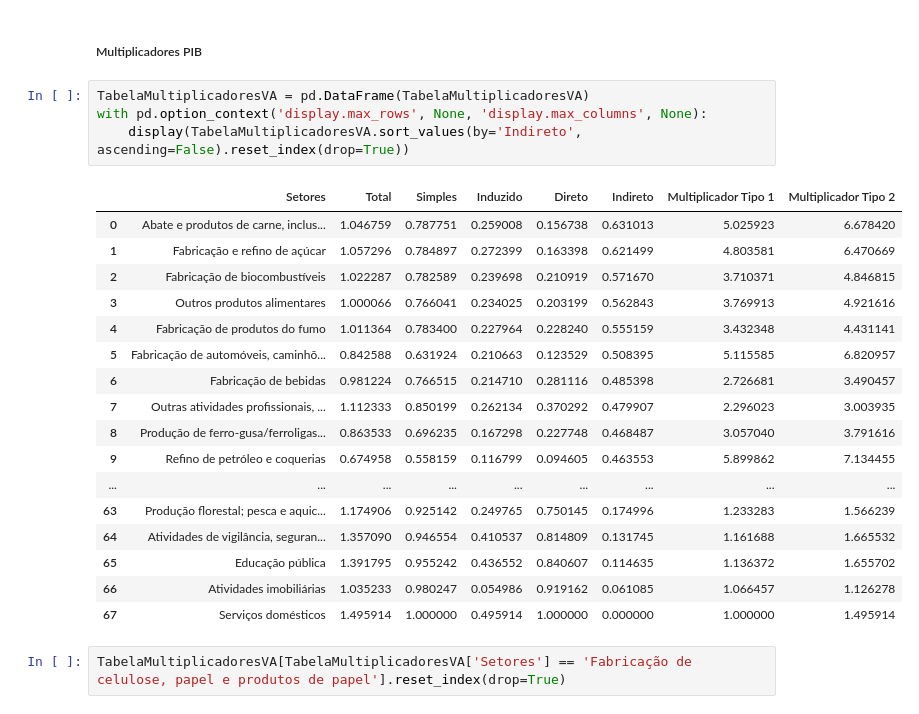
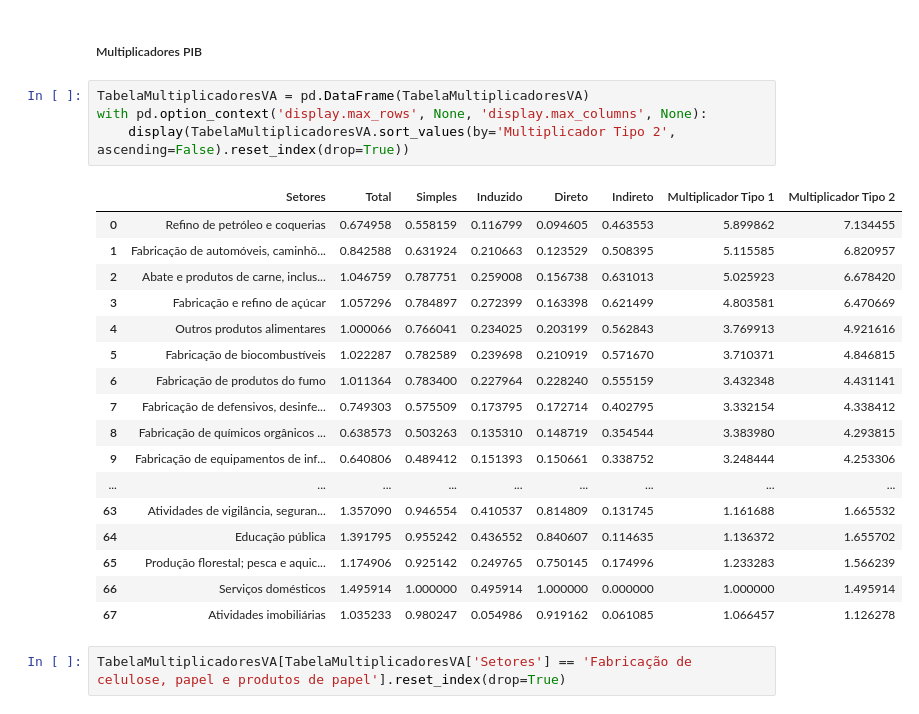
Before and after one commit to vinicius-hiago/Input-Output-Pulp_and_Paper, a Jupyter notebook: Trabalho_MIP_Vinícius_Hiago_e_Silva_Gerônimo.ipynb, the cells around one changed output. Saved outputs shown, nothing was run; the diff lists cells and outputs as text.

```diff
--- a/Trabalho_MIP_Vinícius_Hiago_e_Silva_Gerônimo.ipynb
+++ b/Trabalho_MIP_Vinícius_Hiago_e_Silva_Gerônimo.ipynb
@@ -747,25 +747,25 @@ TabelaMultiplicadoresEmprego[TabelaMultiplicadoresEmprego['Setores'] == 'Fabrica
 # %%
 TabelaMultiplicadoresVA = pd.DataFrame(TabelaMultiplicadoresVA)
 with pd.option_context('display.max_rows', None, 'display.max_columns', None):
-    display(TabelaMultiplicadoresVA.sort_values(by='Indireto', ascending=False).reset_index(drop=True))
+    display(TabelaMultiplicadoresVA.sort_values(by='Multiplicador Tipo 2', ascending=False).reset_index(drop=True))
 # %% [output]
 |  | Setores | Total | Simples | Induzido | Direto | Indireto | Multiplicador Tipo 1 | Multiplicador Tipo 2 |
-| 0 | Abate e produtos de carne, inclus... | 1.046759 | 0.787751 | 0.259008 | 0.156738 | 0.631013 | 5.025923 | 6.678420 |
-| 1 | Fabricação e refino de açúcar | 1.057296 | 0.784897 | 0.272399 | 0.163398 | 0.621499 | 4.803581 | 6.470669 |
-| 2 | Fabricação de biocombustíveis | 1.022287 | 0.782589 | 0.239698 | 0.210919 | 0.571670 | 3.710371 | 4.846815 |
-| 3 | Outros produtos alimentares | 1.000066 | 0.766041 | 0.234025 | 0.203199 | 0.562843 | 3.769913 | 4.921616 |
-| 4 | Fabricação de produtos do fumo | 1.011364 | 0.783400 | 0.227964 | 0.228240 | 0.555159 | 3.432348 | 4.431141 |
-| 5 | Fabricação de automóveis, caminhõ... | 0.842588 | 0.631924 | 0.210663 | 0.123529 | 0.508395 | 5.115585 | 6.820957 |
-| 6 | Fabricação de bebidas | 0.981224 | 0.766515 | 0.214710 | 0.281116 | 0.485398 | 2.726681 | 3.490457 |
-| 7 | Outras atividades profissionais, ... | 1.112333 | 0.850199 | 0.262134 | 0.370292 | 0.479907 | 2.296023 | 3.003935 |
-| 8 | Produção de ferro-gusa/ferroligas... | 0.863533 | 0.696235 | 0.167298 | 0.227748 | 0.468487 | 3.057040 | 3.791616 |
-| 9 | Refino de petróleo e coquerias | 0.674958 | 0.558159 | 0.116799 | 0.094605 | 0.463553 | 5.899862 | 7.134455 |
+| 0 | Refino de petróleo e coquerias | 0.674958 | 0.558159 | 0.116799 | 0.094605 | 0.463553 | 5.899862 | 7.134455 |
+| 1 | Fabricação de automóveis, caminhõ... | 0.842588 | 0.631924 | 0.210663 | 0.123529 | 0.508395 | 5.115585 | 6.820957 |
+| 2 | Abate e produtos de carne, inclus... | 1.046759 | 0.787751 | 0.259008 | 0.156738 | 0.631013 | 5.025923 | 6.678420 |
+| 3 | Fabricação e refino de açúcar | 1.057296 | 0.784897 | 0.272399 | 0.163398 | 0.621499 | 4.803581 | 6.470669 |
+| 4 | Outros produtos alimentares | 1.000066 | 0.766041 | 0.234025 | 0.203199 | 0.562843 | 3.769913 | 4.921616 |
+| 5 | Fabricação de biocombustíveis | 1.022287 | 0.782589 | 0.239698 | 0.210919 | 0.571670 | 3.710371 | 4.846815 |
+| 6 | Fabricação de produtos do fumo | 1.011364 | 0.783400 | 0.227964 | 0.228240 | 0.555159 | 3.432348 | 4.431141 |
+| 7 | Fabricação de defensivos, desinfe... | 0.749303 | 0.575509 | 0.173795 | 0.172714 | 0.402795 | 3.332154 | 4.338412 |
+| 8 | Fabricação de químicos orgânicos ... | 0.638573 | 0.503263 | 0.135310 | 0.148719 | 0.354544 | 3.383980 | 4.293815 |
+| 9 | Fabricação de equipamentos de inf... | 0.640806 | 0.489412 | 0.151393 | 0.150661 | 0.338752 | 3.248444 | 4.253306 |
 | ... | ... | ... | ... | ... | ... | ... | ... | ... |
-| 63 | Produção florestal; pesca e aquic... | 1.174906 | 0.925142 | 0.249765 | 0.750145 | 0.174996 | 1.233283 | 1.566239 |
-| 64 | Atividades de vigilância, seguran... | 1.357090 | 0.946554 | 0.410537 | 0.814809 | 0.131745 | 1.161688 | 1.665532 |
-| 65 | Educação pública | 1.391795 | 0.955242 | 0.436552 | 0.840607 | 0.114635 | 1.136372 | 1.655702 |
-| 66 | Atividades imobiliárias | 1.035233 | 0.980247 | 0.054986 | 0.919162 | 0.061085 | 1.066457 | 1.126278 |
-| 67 | Serviços domésticos | 1.495914 | 1.000000 | 0.495914 | 1.000000 | 0.000000 | 1.000000 | 1.495914 |
+| 63 | Atividades de vigilância, seguran... | 1.357090 | 0.946554 | 0.410537 | 0.814809 | 0.131745 | 1.161688 | 1.665532 |
+| 64 | Educação pública | 1.391795 | 0.955242 | 0.436552 | 0.840607 | 0.114635 | 1.136372 | 1.655702 |
+| 65 | Produção florestal; pesca e aquic... | 1.174906 | 0.925142 | 0.249765 | 0.750145 | 0.174996 | 1.233283 | 1.566239 |
+| 66 | Serviços domésticos | 1.495914 | 1.000000 | 0.495914 | 1.000000 | 0.000000 | 1.000000 | 1.495914 |
+| 67 | Atividades imobiliárias | 1.035233 | 0.980247 | 0.054986 | 0.919162 | 0.061085 | 1.066457 | 1.126278 |
 # %%
 TabelaMultiplicadoresVA[TabelaMultiplicadoresVA['Setores'] == 'Fabricação de celulose, papel e produtos de papel'].reset_index(drop=True)
 # %% [output]
```
Also changed, not shown: parts of 14 cells of this notebook.
